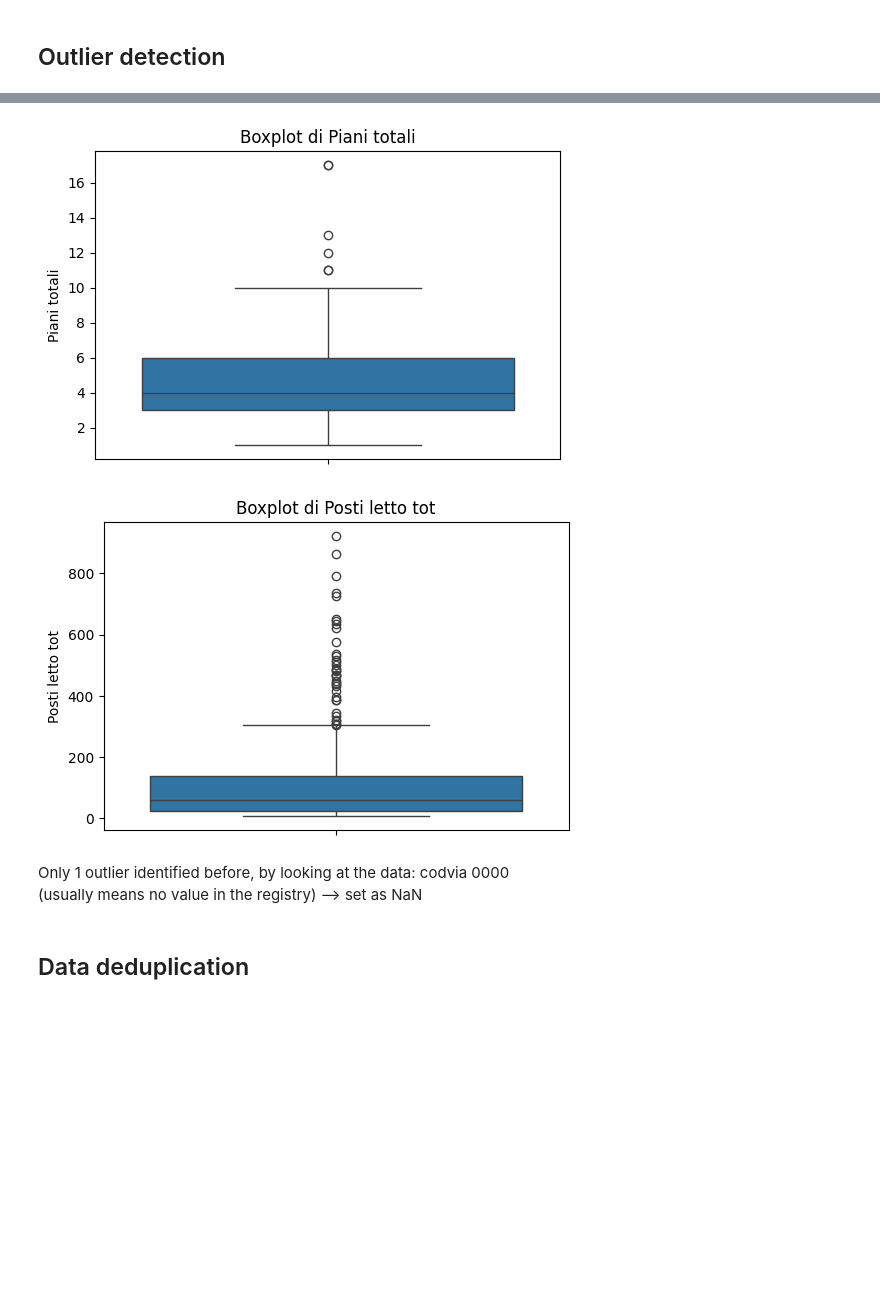
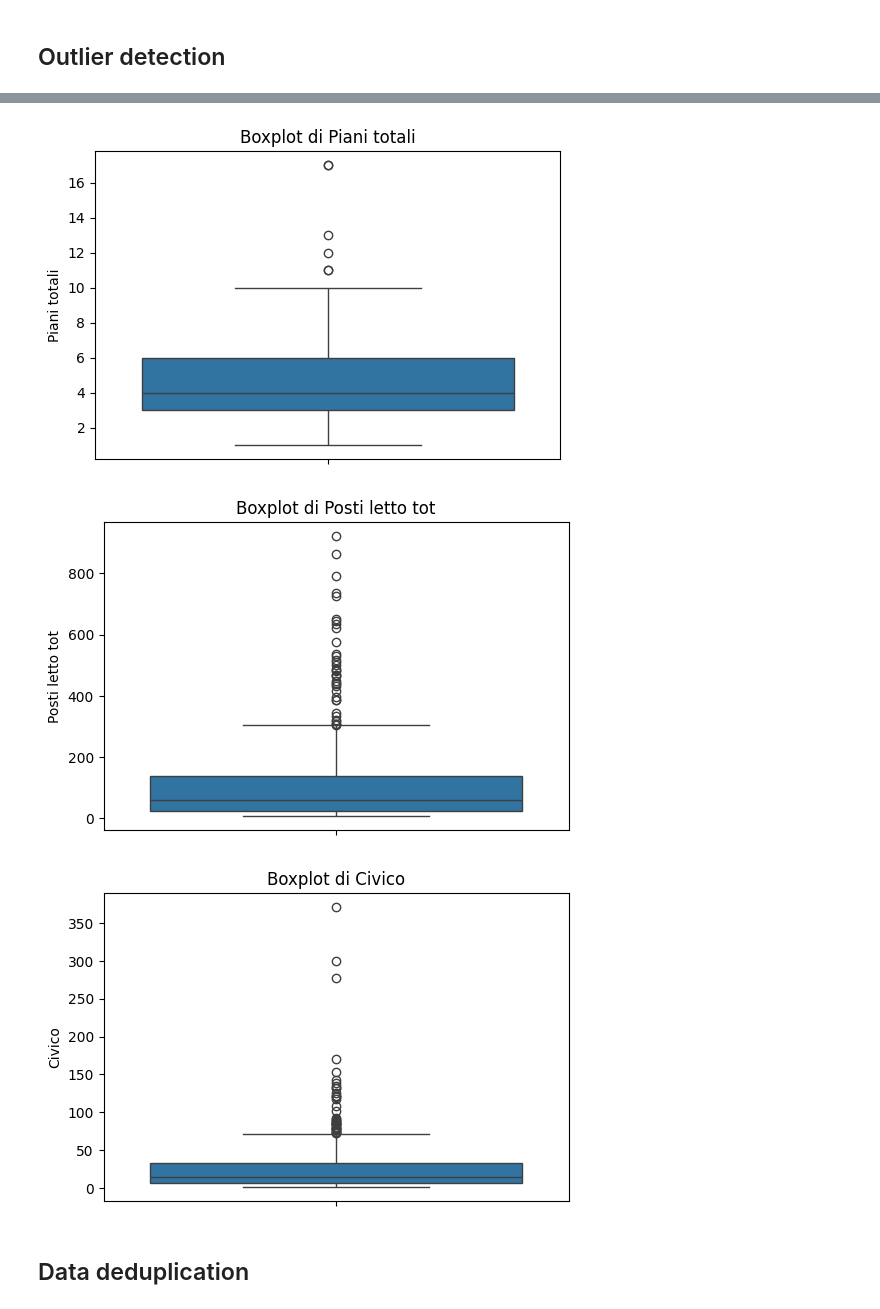
Before and after one commit to silviamacchi/DataQuality_project, a Jupyter notebook: Script report.ipynb, the cells around one changed output, grey strips where cells are left out. Drawn from its saved outputs; the diff is of its cells as text; code cells hidden in the pictures; blank space fills up the shorter version.

```diff
--- a/Script report.ipynb
+++ b/Script report.ipynb
@@ -679,20 +657,18 @@ memory usage: 45.3+ KB
 # %%
 # BoxPlot:
 %matplotlib inline
 
-num_cols = ['Camere tot', 'Piani totali', 'Posti letto tot']
+num_cols = ['Camere tot', 'Piani totali', 'Posti letto tot','Civico']
 
 for c in num_cols:
     plt.figure(figsize=(6,4))
     sns.boxplot(y=data[c])
     plt.title(f"Boxplot di {c}")
     plt.show()
 # %% [output]
 [figure]
 [figure]
 [figure]
+[figure, added]
-# %% [markdown]
-Only 1 outlier identified before, by looking at the data: codvia 0000
-(usually means no value in the registry) --> set as NaN
 # %% [markdown]
 ## Data deduplication
```
Also changed, not shown: parts of 16 cells of this notebook, 6 other files.
